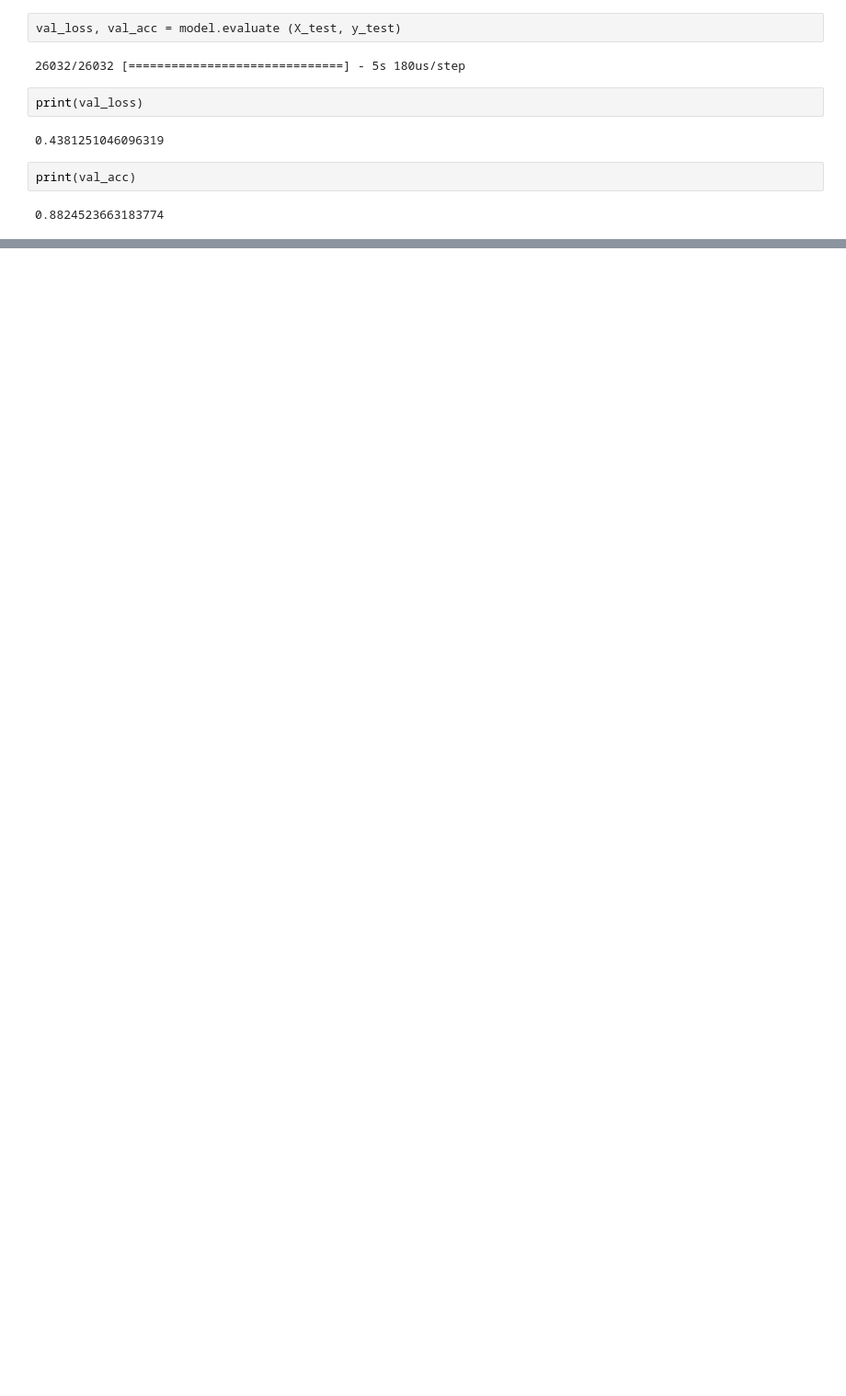
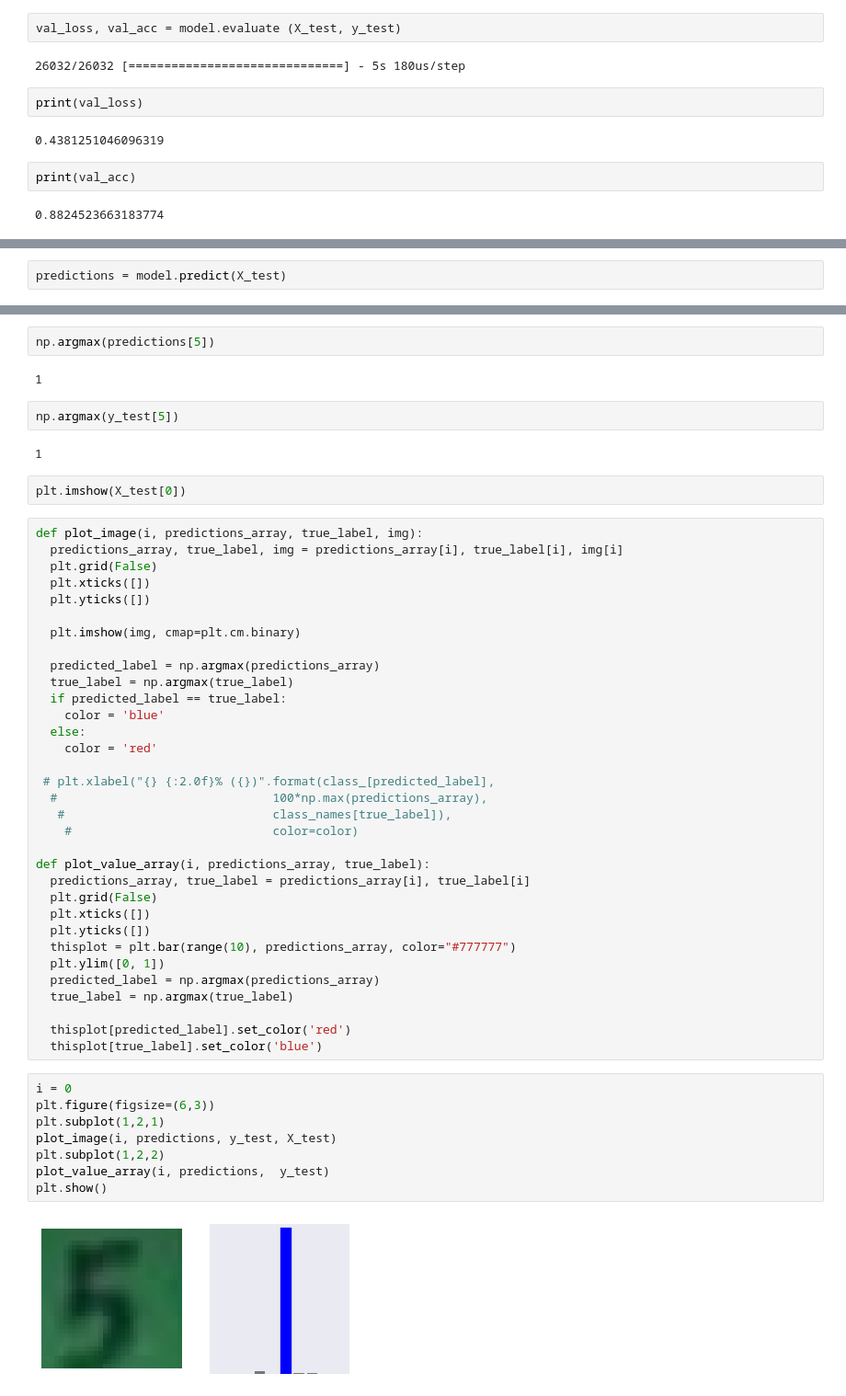
Before and after one commit to souravskr/ducspond_ai, a Jupyter notebook: tensorflow.ipynb, the cells around one changed output, grey strips where cells are left out. Shown: that part at 92% size. Saved outputs shown, nothing was run; the diff lists cells and outputs as text; blank space fills up the shorter version.

```diff
--- a/tensorflow.ipynb
+++ b/tensorflow.ipynb
@@ -136,0 +128,2 @@ from sklearn.metrics import confusion_matrix
+# %%
+predictions = model.predict(X_test)
@@ -136,0 +136,53 @@ from sklearn.metrics import confusion_matrix
+# %%
+np.argmax(predictions[5])
+# %% [output]
+1
+# %%
+np.argmax(y_test[5])
+# %% [output]
+1
+# %%
+plt.imshow(X_test[0])
+# %%
+def plot_image(i, predictions_array, true_label, img):
+  predictions_array, true_label, img = predictions_array[i], true_label[i], img[i]
+  plt.grid(False)
+  plt.xticks([])
+  plt.yticks([])
+
+  plt.imshow(img, cmap=plt.cm.binary)
+
+  predicted_label = np.argmax(predictions_array)
+  true_label = np.argmax(true_label)
+  if predicted_label == true_label:
+    color = 'blue'
+  else:
+    color = 'red'
+
+ # plt.xlabel("{} {:2.0f}% ({})".format(class_[predicted_label],
+  #                              100*np.max(predictions_array),
+   #                             class_names[true_label]),
+    #                            color=color)
+
+def plot_value_array(i, predictions_array, true_label):
+  predictions_array, true_label = predictions_array[i], true_label[i]
+  plt.grid(False)
+  plt.xticks([])
+  plt.yticks([])
+  thisplot = plt.bar(range(10), predictions_array, color="#777777")
+  plt.ylim([0, 1])
+  predicted_label = np.argmax(predictions_array)
+  true_label = np.argmax(true_label)
+
+  thisplot[predicted_label].set_color('red')
+  thisplot[true_label].set_color('blue')
+# %%
+i = 0
+plt.figure(figsize=(6,3))
+plt.subplot(1,2,1)
+plot_image(i, predictions, y_test, X_test)
+plt.subplot(1,2,2)
+plot_value_array(i, predictions,  y_test)
+plt.show()
+# %% [output]
+[figure, added]
```
Also changed, not shown: parts of 5 cells of this notebook.
